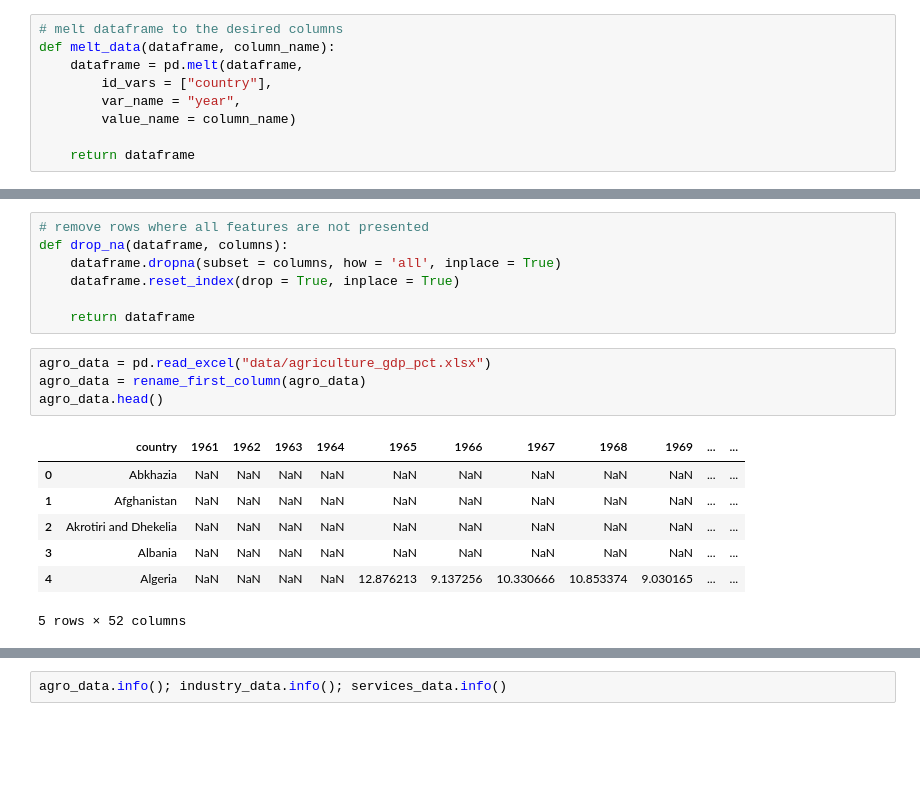
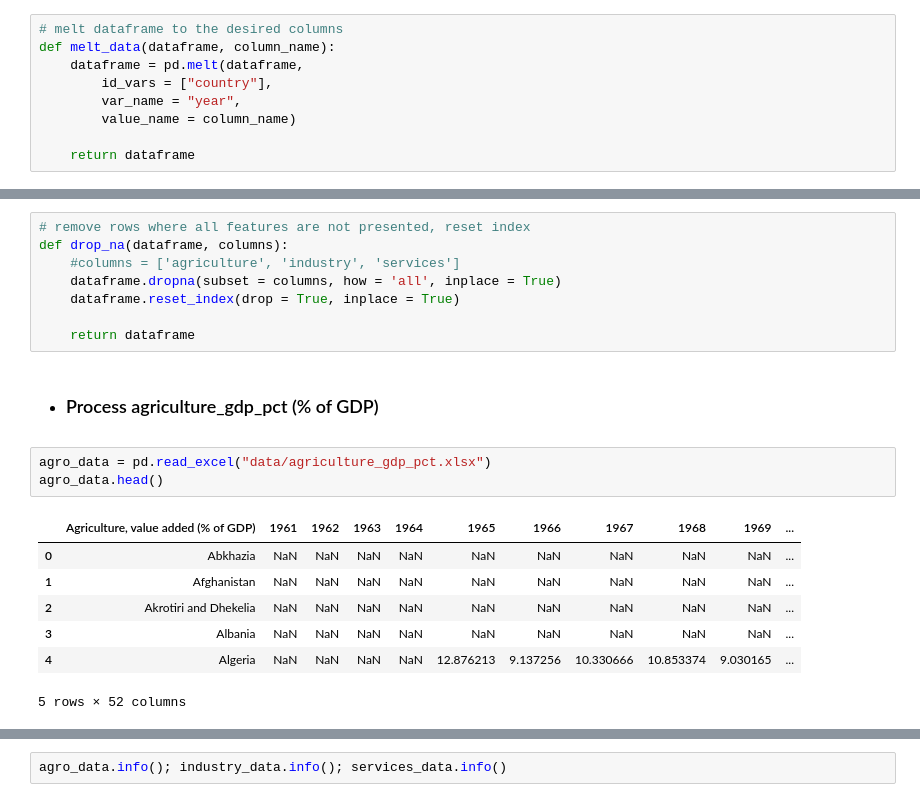
Before and after one commit to StanDimitroff/Data-Science, a Jupyter notebook: CourseProject/Course Project.ipynb, the cells around one changed output, grey strips where cells are left out. Cells and saved outputs as stored; diff of their text form; blank space fills up the shorter version.

```diff
--- a/CourseProject/Course Project.ipynb
+++ b/CourseProject/Course Project.ipynb
@@ -34,20 +62,22 @@ def melt_data(dataframe, column_name):
 # %%
-# remove rows where all features are not presented
+# remove rows where all features are not presented, reset index
 def drop_na(dataframe, columns):
+    #columns = ['agriculture', 'industry', 'services']
     dataframe.dropna(subset = columns, how = 'all', inplace = True)
     dataframe.reset_index(drop = True, inplace = True)
 
     return dataframe
+# %% [markdown]
+ - ### Process agriculture_gdp_pct (% of GDP)
 # %%
 agro_data = pd.read_excel("data/agriculture_gdp_pct.xlsx")
-agro_data = rename_first_column(agro_data)
 agro_data.head()
 # %% [output]
-|  | country | 1961 | 1962 | 1963 | 1964 | 1965 | 1966 | 1967 | 1968 | 1969 | ... | ... |
-| 0 | Abkhazia | NaN | NaN | NaN | NaN | NaN | NaN | NaN | NaN | NaN | ... | ... |
-| 1 | Afghanistan | NaN | NaN | NaN | NaN | NaN | NaN | NaN | NaN | NaN | ... | ... |
-| 2 | Akrotiri and Dhekelia | NaN | NaN | NaN | NaN | NaN | NaN | NaN | NaN | NaN | ... | ... |
-| 3 | Albania | NaN | NaN | NaN | NaN | NaN | NaN | NaN | NaN | NaN | ... | ... |
-| 4 | Algeria | NaN | NaN | NaN | NaN | 12.876213 | 9.137256 | 10.330666 | 10.853374 | 9.030165 | ... | ... |
+|  | Agriculture, value added (% of GDP) | 1961 | 1962 | 1963 | 1964 | 1965 | 1966 | 1967 | 1968 | 1969 | ... |
+| 0 | Abkhazia | NaN | NaN | NaN | NaN | NaN | NaN | NaN | NaN | NaN | ... |
+| 1 | Afghanistan | NaN | NaN | NaN | NaN | NaN | NaN | NaN | NaN | NaN | ... |
+| 2 | Akrotiri and Dhekelia | NaN | NaN | NaN | NaN | NaN | NaN | NaN | NaN | NaN | ... |
+| 3 | Albania | NaN | NaN | NaN | NaN | NaN | NaN | NaN | NaN | NaN | ... |
+| 4 | Algeria | NaN | NaN | NaN | NaN | 12.876213 | 9.137256 | 10.330666 | 10.853374 | 9.030165 | ... |
 5 rows × 52 columns
 # %%
```
Also changed, not shown: parts of 48 cells of this notebook, 6 other files.
